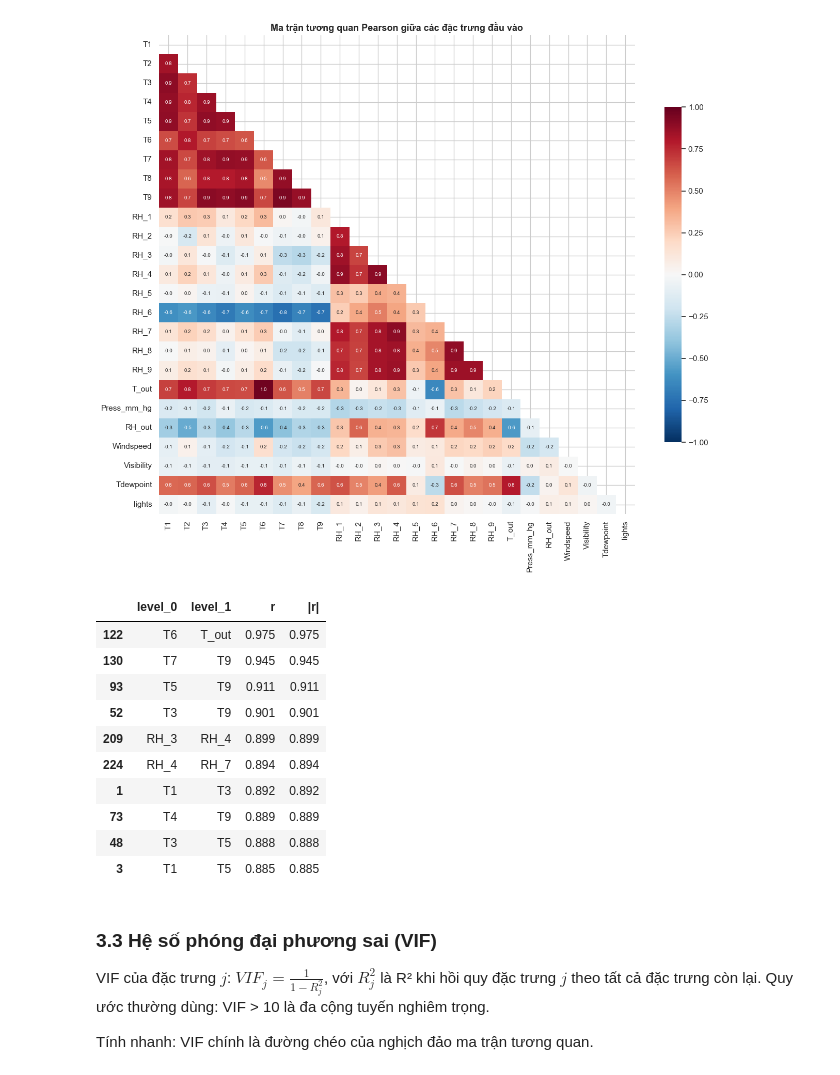
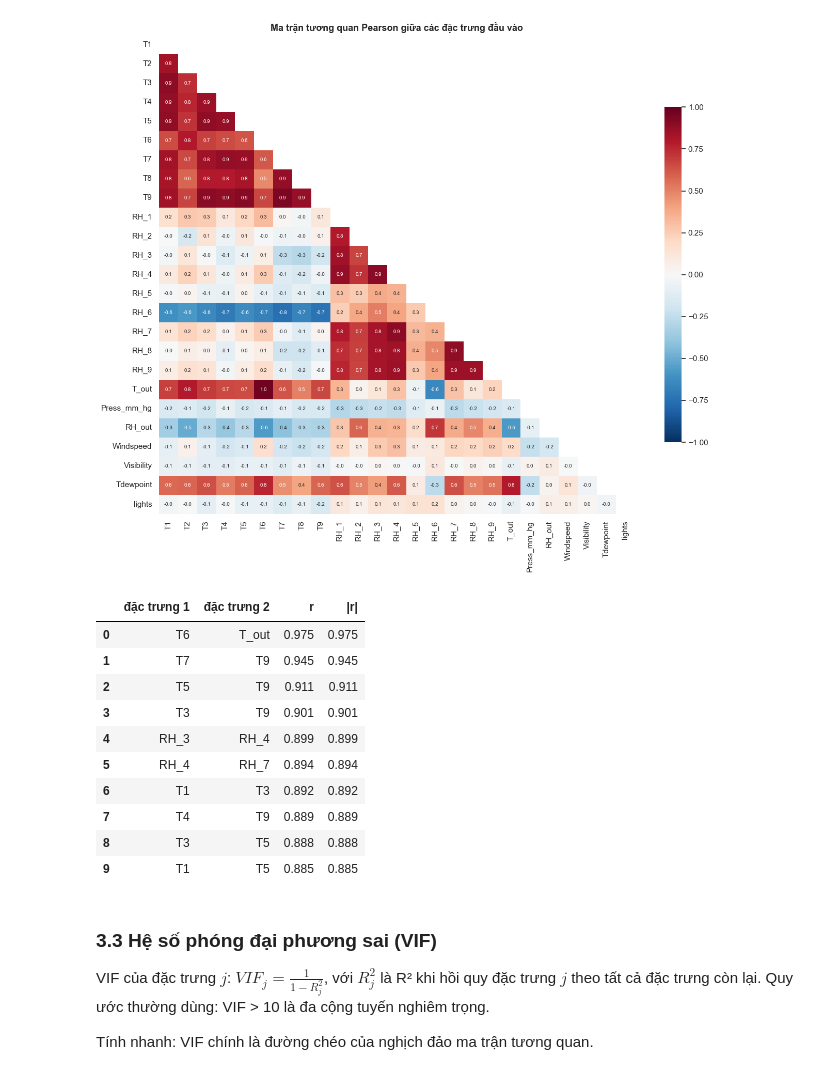
Before and after one commit to LeHung0676/Machine_learning_Group, a Jupyter notebook: DoAnCuoiKy/notebooks/02_eda.ipynb, the cells around one changed output. Saved outputs shown, nothing was run; the diff lists cells and outputs as text; code cells hidden in the pictures.

```diff
--- a/DoAnCuoiKy/notebooks/02_eda.ipynb
+++ b/DoAnCuoiKy/notebooks/02_eda.ipynb
@@ -313,21 +315,21 @@ plt.show()
 [figure]
 # %%
 pairs = (corr_in.where(np.triu(np.ones_like(corr_in, dtype=bool), k=1))
-         .stack().rename("r").reset_index())
+         .stack().rename("r").rename_axis(["đặc trưng 1", "đặc trưng 2"]).reset_index())
 pairs["|r|"] = pairs["r"].abs()
-pairs.sort_values("|r|", ascending=False).head(10).round(3)
+pairs.sort_values("|r|", ascending=False).head(10).round(3).reset_index(drop=True)
 # %% [output]
-|  | level_0 | level_1 | r | |r| |
-| 122 | T6 | T_out | 0.975 | 0.975 |
-| 130 | T7 | T9 | 0.945 | 0.945 |
-| 93 | T5 | T9 | 0.911 | 0.911 |
-| 52 | T3 | T9 | 0.901 | 0.901 |
-| 209 | RH_3 | RH_4 | 0.899 | 0.899 |
-| 224 | RH_4 | RH_7 | 0.894 | 0.894 |
-| 1 | T1 | T3 | 0.892 | 0.892 |
-| 73 | T4 | T9 | 0.889 | 0.889 |
-| 48 | T3 | T5 | 0.888 | 0.888 |
-| 3 | T1 | T5 | 0.885 | 0.885 |
+|  | đặc trưng 1 | đặc trưng 2 | r | |r| |
+| 0 | T6 | T_out | 0.975 | 0.975 |
+| 1 | T7 | T9 | 0.945 | 0.945 |
+| 2 | T5 | T9 | 0.911 | 0.911 |
+| 3 | T3 | T9 | 0.901 | 0.901 |
+| 4 | RH_3 | RH_4 | 0.899 | 0.899 |
+| 5 | RH_4 | RH_7 | 0.894 | 0.894 |
+| 6 | T1 | T3 | 0.892 | 0.892 |
+| 7 | T4 | T9 | 0.889 | 0.889 |
+| 8 | T3 | T5 | 0.888 | 0.888 |
+| 9 | T1 | T5 | 0.885 | 0.885 |
 # %% [markdown]
 ### 3.3 Hệ số phóng đại phương sai (VIF)
 VIF của đặc trưng $j$: $VIF_j = \frac{1}{1 - R_j^2}$, với $R_j^2$ là R² khi hồi quy đặc trưng $j$ theo tất cả
```
Also changed, not shown: parts of 4 cells of this notebook, 2 other files.
